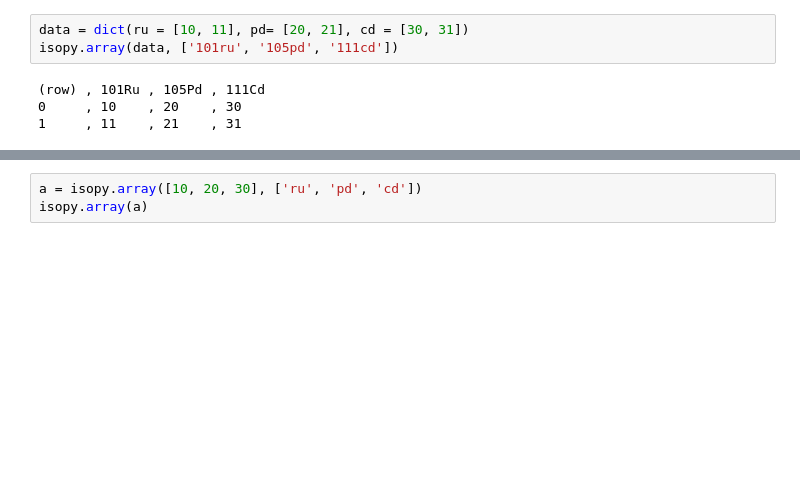
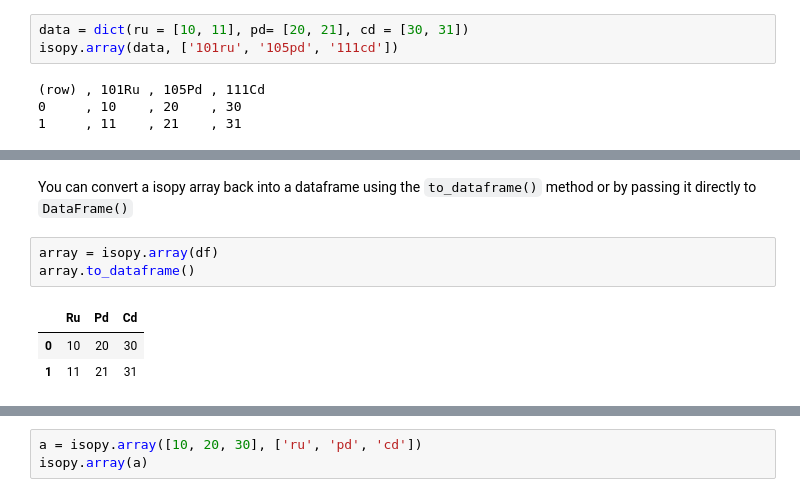
Before and after one commit to mattias-ek/isopy, a Jupyter notebook: docs/tutorials/part2_arrays_dicts.ipynb, the cells around one changed output, grey strips where cells are left out. Drawn from its saved outputs; the diff is of its cells as text; blank space fills up the shorter version.

```diff
--- a/docs/tutorials/part2_arrays_dicts.ipynb
+++ b/docs/tutorials/part2_arrays_dicts.ipynb
@@ -111,0 +144,9 @@ isopy.array(data, ['101ru', '105pd', '111cd'])
+# %% [markdown]
+You can convert a isopy array back into a dataframe using the ``to_dataframe()`` method or by passing it directly to ``DataFrame()``
+# %%
+array = isopy.array(df)
+array.to_dataframe()
+# %% [output]
+|  | Ru | Pd | Cd |
+| 0 | 10 | 20 | 30 |
+| 1 | 11 | 21 | 31 |
```
Also changed, not shown: parts of 35 cells of this notebook, 28 other files.
